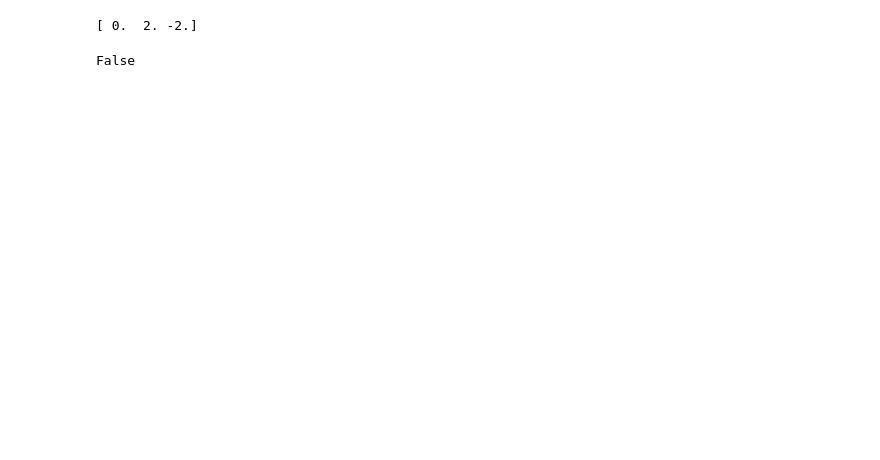
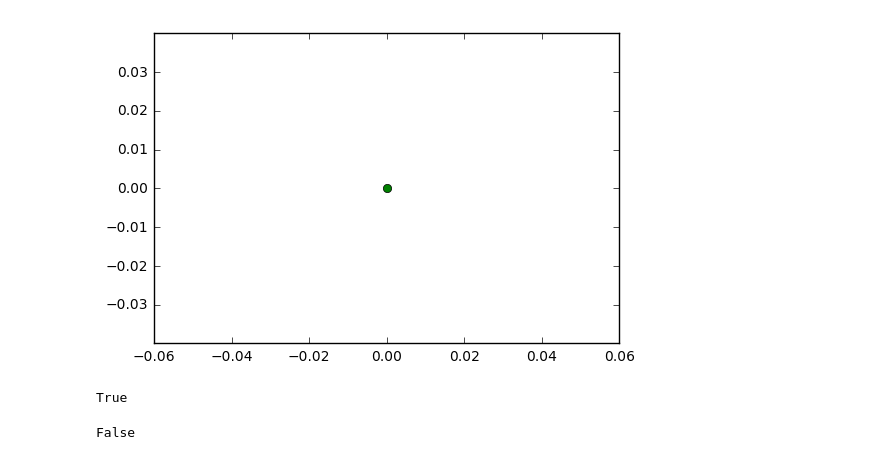
Before and after one commit to berickson/car, a Jupyter notebook: lidar/Lidar Corners.ipynb, the cells around one changed output. Drawn from its saved outputs; the diff is of its cells as text; code cells hidden in the pictures; blank space fills up the shorter version.

Commit message:
line finding working

```diff
--- a/lidar/Lidar Corners.ipynb
+++ b/lidar/Lidar Corners.ipynb
@@ -43,3 +43,8 @@ scan1.distance_meters * scan1.distance_meters
+# %%
+s5 = get_scan(1)
+plot_scan(s5)
+# %% [output]
+[figure, added]
 # %%
 def normalize(h):
     return (float(h[0])/float(h[2]),float(h[1])/float(h[2]),1.)
@@ -60,11 +74,17 @@ def is_line(x,y,tolerance=0.02):
         if d > tolerance:
             return False
     return True
+# %%
+v =  np.array([1,4,3])
+np.all(np.isnan(v) == False)
+# %% [output]
+True
 # %%
-is_line([1.,2.,3.],[1.,1.1,1])
+x=[1 ,np.nan, 3]
+y=[1, 1.1, 1]
+is_line(x, y, tolerance=0.2)
 # %% [output]
-[ 0.  2. -2.]
+False
-False
 # %%
 # returns tuples of indexes of endpoints of all lines
 # start at an index
```
Also changed, not shown: parts of 18 cells of this notebook.
